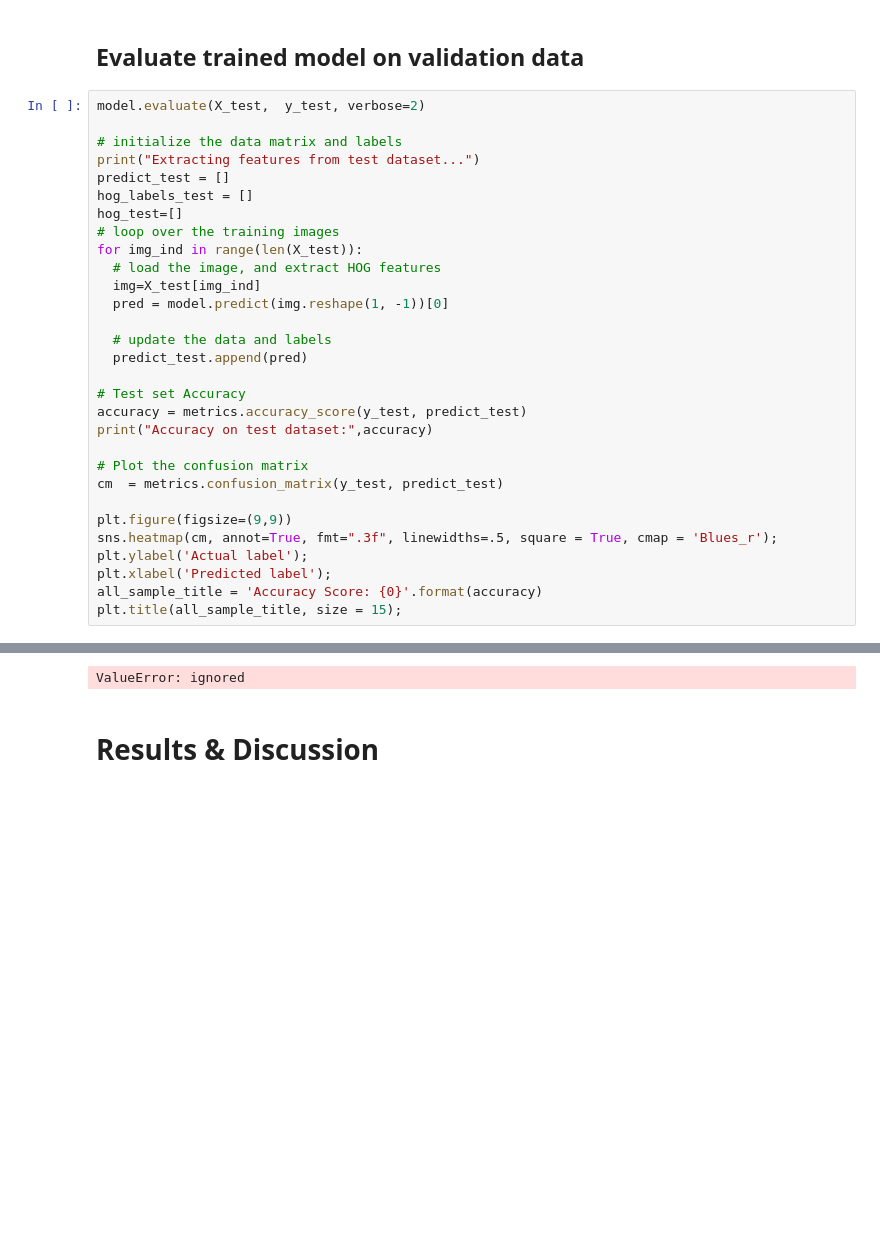
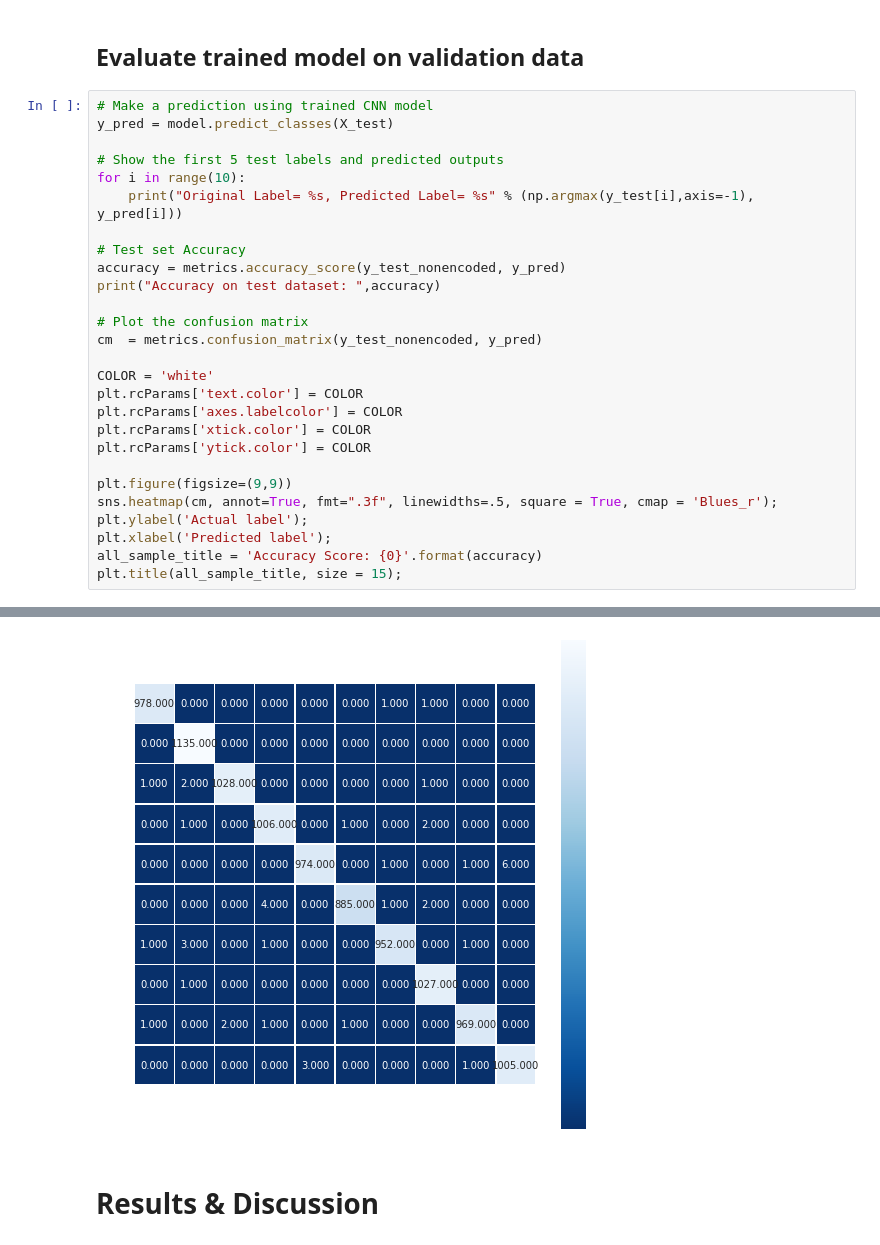
Before and after one commit to patricksabry1/42028-Deep-Learning, a Jupyter notebook: 42028_Assignment_1.ipynb, the cells around one changed output, grey strips where cells are left out. Drawn from its saved outputs; the diff is of its cells as text; blank space fills up the shorter version.

```diff
--- a/42028_Assignment_1.ipynb
+++ b/42028_Assignment_1.ipynb
@@ -575,28 +518,25 @@ def CNN(use_sgd=False):
 # %% [markdown]
 ## Evaluate trained model on validation data
 # %%
-model.evaluate(X_test,  y_test, verbose=2)
+# Make a prediction using trained CNN model
+y_pred = model.predict_classes(X_test)
 
-# initialize the data matrix and labels
-print("Extracting features from test dataset...")
-predict_test = []
-hog_labels_test = []
-hog_test=[]
-# loop over the training images
-for img_ind in range(len(X_test)):
-  # load the image, and extract HOG features
-  img=X_test[img_ind]
-  pred = model.predict(img.reshape(1, -1))[0]
-
-  # update the data and labels
-  predict_test.append(pred)
+# Show the first 5 test labels and predicted outputs
+for i in range(10):
+	print("Original Label= %s, Predicted Label= %s" % (np.argmax(y_test[i],axis=-1), y_pred[i]))
 
 # Test set Accuracy
-accuracy = metrics.accuracy_score(y_test, predict_test)
-print("Accuracy on test dataset:",accuracy)
+accuracy = metrics.accuracy_score(y_test_nonencoded, y_pred)
+print("Accuracy on test dataset: ",accuracy)
 
 # Plot the confusion matrix
-cm  = metrics.confusion_matrix(y_test, predict_test)
+cm  = metrics.confusion_matrix(y_test_nonencoded, y_pred)
+
+COLOR = 'white'
+plt.rcParams['text.color'] = COLOR
+plt.rcParams['axes.labelcolor'] = COLOR
+plt.rcParams['xtick.color'] = COLOR
+plt.rcParams['ytick.color'] = COLOR
 
 plt.figure(figsize=(9,9))
 sns.heatmap(cm, annot=True, fmt=".3f", linewidths=.5, square = True, cmap = 'Blues_r');
@@ -611,3 +562,3 @@ WARNING:tensorflow:Model was constructed with shape (None, 28, 28, 1) for input
-ValueError: ignored
+[figure, added]
 # %% [markdown]
 # Results & Discussion
```
Also changed, not shown: parts of 18 cells of this notebook.
